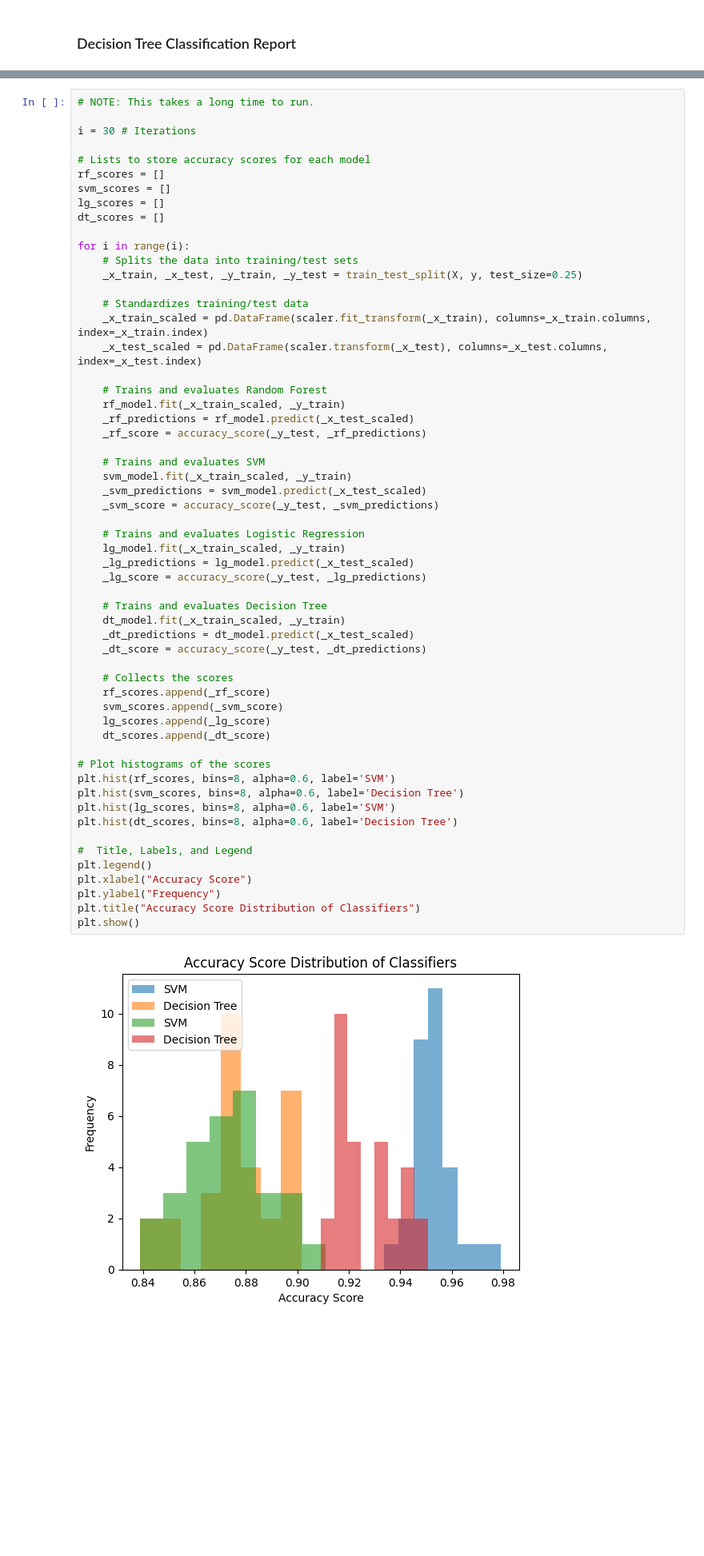
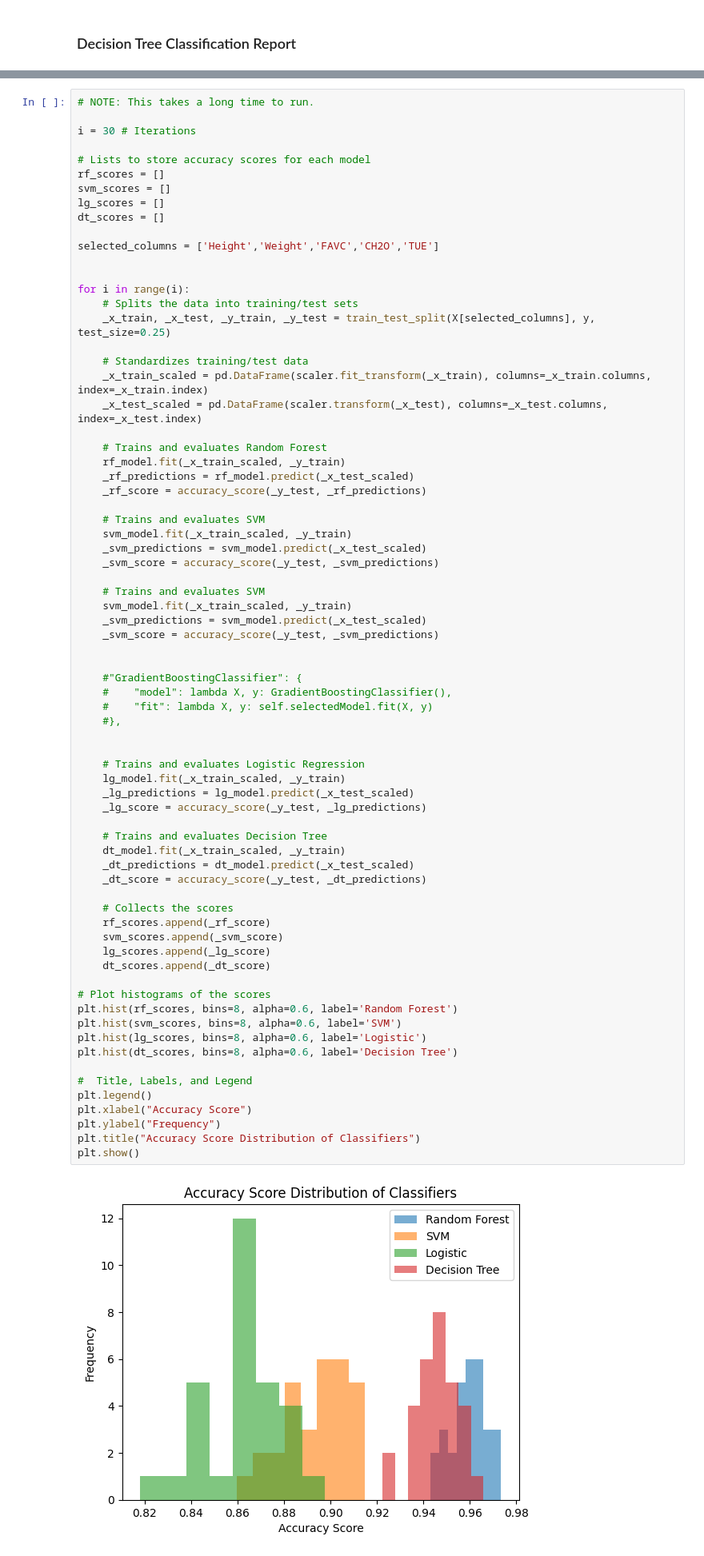
Before and after one commit to isralennon/MSAAI501, a Jupyter notebook: FinalProject/Obesity_Risk_Prediction_Model.ipynb, the cells around one changed output, grey strips where cells are left out. Shown at 80% size. Cells and saved outputs as stored; diff of their text form; blank space fills up the shorter version.

```diff
--- a/FinalProject/Obesity_Risk_Prediction_Model.ipynb
+++ b/FinalProject/Obesity_Risk_Prediction_Model.ipynb
@@ -809,9 +811,12 @@ svm_scores = []
 lg_scores = []
 dt_scores = []
 
+selected_columns = ['Height','Weight','FAVC','CH2O','TUE']
+
+
 for i in range(i):
     # Splits the data into training/test sets
-    _x_train, _x_test, _y_train, _y_test = train_test_split(X, y, test_size=0.25)
+    _x_train, _x_test, _y_train, _y_test = train_test_split(X[selected_columns], y, test_size=0.25)
 
     # Standardizes training/test data
     _x_train_scaled = pd.DataFrame(scaler.fit_transform(_x_train), columns=_x_train.columns, index=_x_train.index)
@@ -826,37 +831,49 @@ for i in range(i):
     svm_model.fit(_x_train_scaled, _y_train)
     _svm_predictions = svm_model.predict(_x_test_scaled)
     _svm_score = accuracy_score(_y_test, _svm_predictions)
+
+    # Trains and evaluates SVM
+    svm_model.fit(_x_train_scaled, _y_train)
+    _svm_predictions = svm_model.predict(_x_test_scaled)
+    _svm_score = accuracy_score(_y_test, _svm_predictions)
+
+
+    #"GradientBoostingClassifier": {
+    #    "model": lambda X, y: GradientBoostingClassifier(),
+    #    "fit": lambda X, y: self.selectedModel.fit(X, y)
+    #},
+
 
     # Trains and evaluates Logistic Regression
     lg_model.fit(_x_train_scaled, _y_train)
     _lg_predictions = lg_model.predict(_x_test_scaled)
     _lg_score = accuracy_score(_y_test, _lg_predictions)
 
     # Trains and evaluates Decision Tree
     dt_model.fit(_x_train_scaled, _y_train)
     _dt_predictions = dt_model.predict(_x_test_scaled)
     _dt_score = accuracy_score(_y_test, _dt_predictions)
 
     # Collects the scores
     rf_scores.append(_rf_score)
     svm_scores.append(_svm_score)
     lg_scores.append(_lg_score)
     dt_scores.append(_dt_score)
 
 # Plot histograms of the scores
-plt.hist(rf_scores, bins=8, alpha=0.6, label='SVM')
-plt.hist(svm_scores, bins=8, alpha=0.6, label='Decision Tree')
-plt.hist(lg_scores, bins=8, alpha=0.6, label='SVM')
+plt.hist(rf_scores, bins=8, alpha=0.6, label='Random Forest')
+plt.hist(svm_scores, bins=8, alpha=0.6, label='SVM')
+plt.hist(lg_scores, bins=8, alpha=0.6, label='Logistic')
 plt.hist(dt_scores, bins=8, alpha=0.6, label='Decision Tree')
 
 #  Title, Labels, and Legend
 plt.legend()
 plt.xlabel("Accuracy Score")
 plt.ylabel("Frequency")
 plt.title("Accuracy Score Distribution of Classifiers")
 plt.show()
 # %% [output]
-[figure, old version]
+[figure, new version]
 # %% [markdown]
 ## 9. Conclusion
 Summarize model performance, key findings from feature importance analysis, and potential applications for public health resource allocation.
```
Also changed, not shown: parts of 3 cells of this notebook.
